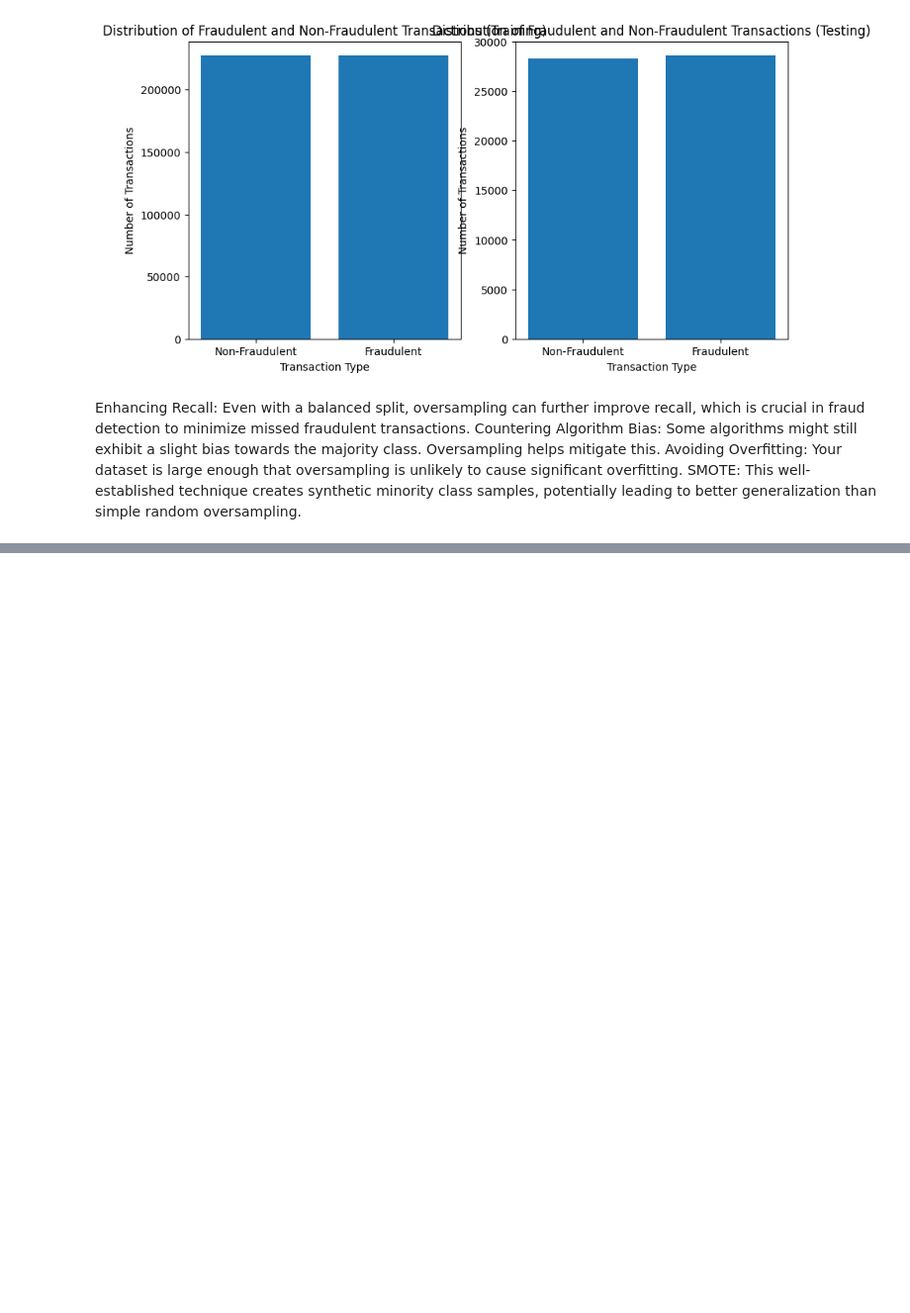
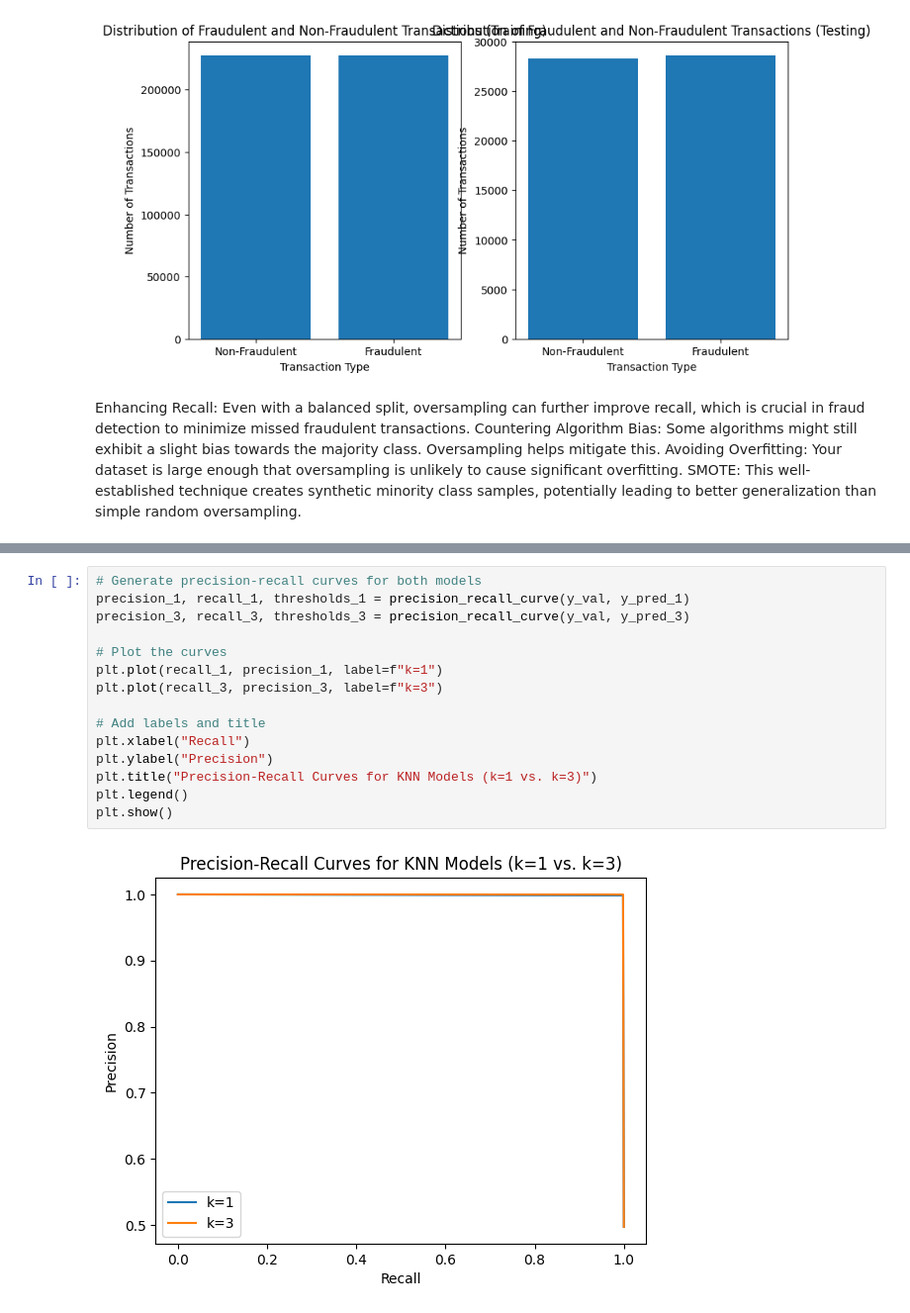
Before and after one commit to rawan-sous/machine_learning-project-for-using-machine-learing-models-for-classification-task-using-data-sets, a Jupyter notebook: pro.ipynb, the cells around one changed output, grey strips where cells are left out. Shown at 99% size. Cells and saved outputs as stored; diff of their text form; blank space fills up the shorter version.

```diff
--- a/pro.ipynb
+++ b/pro.ipynb
@@ -329,0 +379,17 @@ AUC-ROC for k=3: 0.9990
+# %%
+# Generate precision-recall curves for both models
+precision_1, recall_1, thresholds_1 = precision_recall_curve(y_val, y_pred_1)
+precision_3, recall_3, thresholds_3 = precision_recall_curve(y_val, y_pred_3)
+
+# Plot the curves
+plt.plot(recall_1, precision_1, label=f"k=1")
+plt.plot(recall_3, precision_3, label=f"k=3")
+
+# Add labels and title
+plt.xlabel("Recall")
+plt.ylabel("Precision")
+plt.title("Precision-Recall Curves for KNN Models (k=1 vs. k=3)")
+plt.legend()
+plt.show()
+# %% [output]
+[figure, added]
```
Also changed, not shown: parts of 13 cells of this notebook.
